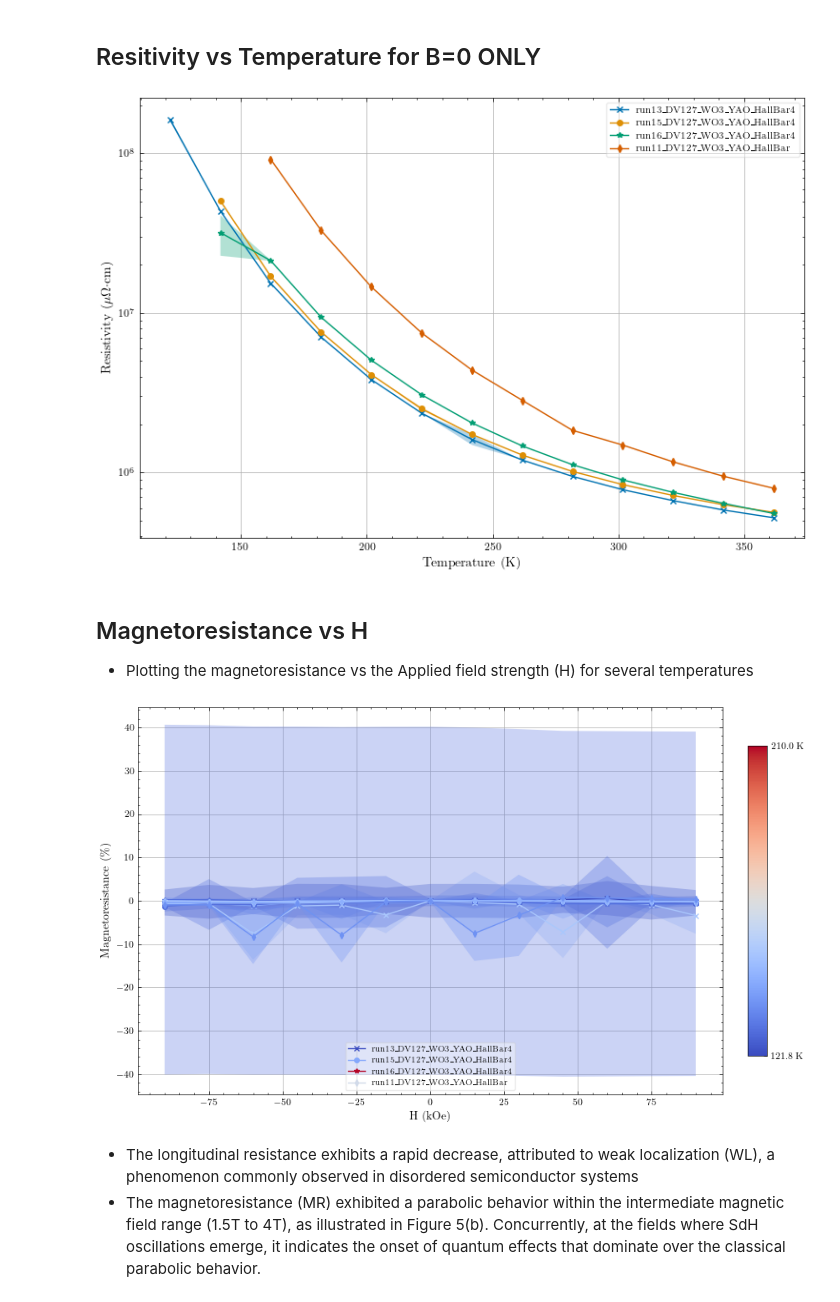
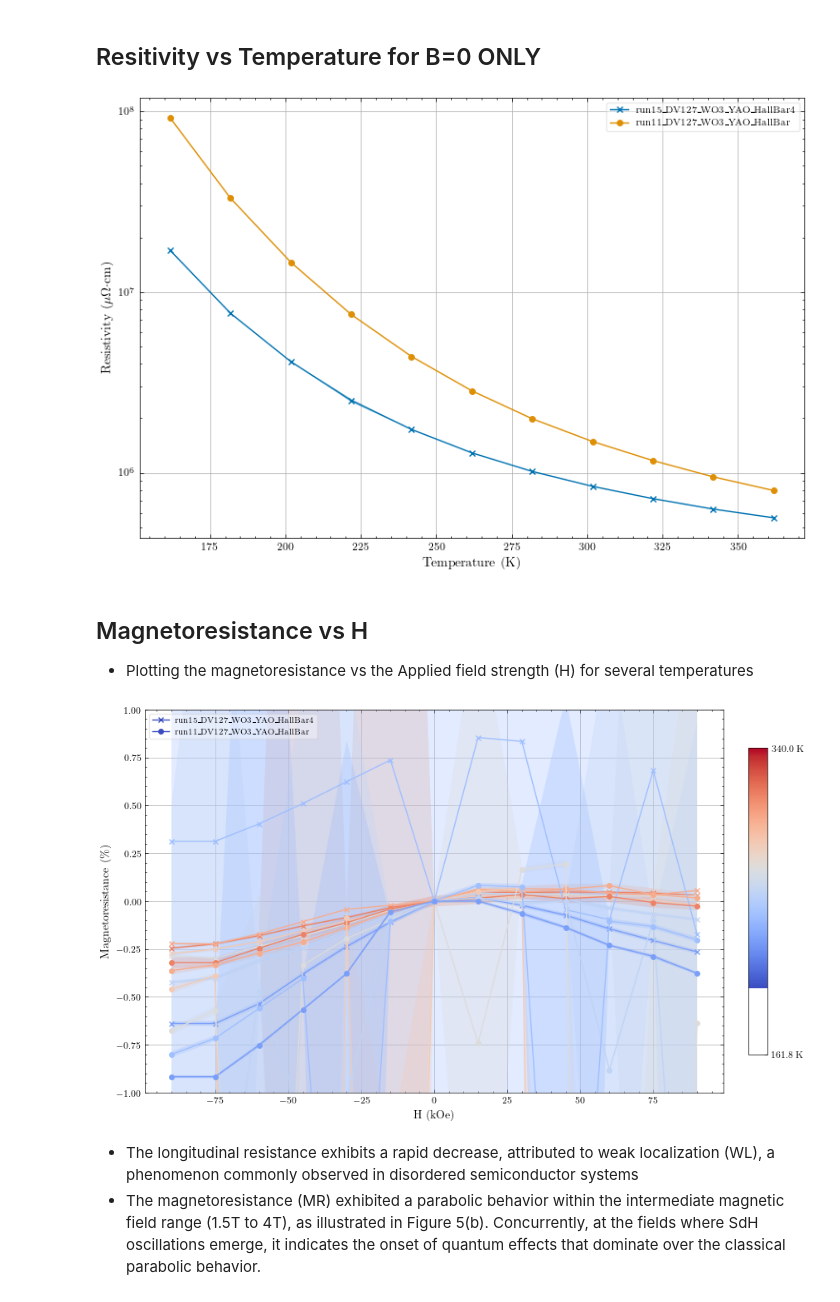
Before and after one commit to hc3413/Electronic_properties_of_thin_films, a Jupyter notebook: Analysis_Fitting.ipynb, the cells around one changed output. Saved outputs shown, nothing was run; the diff lists cells and outputs as text; code cells hidden in the pictures.

```diff
--- a/Analysis_Fitting.ipynb
+++ b/Analysis_Fitting.ipynb
@@ -77,7 +77,7 @@ for count, dat in enumerate(dat_raw_vdp+dat_raw_hb):
 
 # Dennis DV127
 #dat_raw_sel = [dat_raw_hb[1][0], dat_raw_hb[0][1]] # DV127 hallbar
-dat_raw_sel = [dat_raw_hb[1][0], dat_raw_hb[1][2], dat_raw_hb[1][3], dat_raw_hb[0][1]]# DV127 hallbar re-meausred HB4 parallel to grains
+dat_raw_sel = [ dat_raw_hb[1][2], dat_raw_hb[0][1]]#[ dat_raw_hb[1][2], dat_raw_hb[1][3], dat_raw_hb[0][1],  dat_raw_hb[0][2]]# DV127 hallbar re-meausred HB4 parallel to grains
 
 mag_dat = dat_raw_sel
 print('dat_raw_sel:', [f'{count}={d.filename}' for count, d in enumerate(dat_raw_sel)])
@@ -113,7 +113,8 @@ dat, unit_scale = extract_ctf(dat_raw_sel,Reduced_temp = False, Reduced_current=
 
 
 # Update a single data file with reduced temperature or current values
-#dat[0] = extract_ctf([dat_raw_sel[0]], Reduced_temp = [0,-5], Reduced_current=False, single_zero_field = True)[0][0]
+dat[0] = extract_ctf([dat_raw_sel[0]], Reduced_temp = [0,-1], Reduced_current=False, single_zero_field = True)[0][0]
+#dat[1] = extract_ctf([dat_raw_sel[1]], Reduced_temp = [1,0], Reduced_current=False, single_zero_field = True)[0][0]
 #dat[3] = extract_ctf([dat_raw_sel[3]], Reduced_temp = [0,-2], Reduced_current=False, single_zero_field = True)[0][0]
 
 # Generate the colormaps and normalizers for the data
@@ -148,9 +149,9 @@ dat = vdp_resistivity(dat, print_val = False, resistivity_guess = 0)
 dat = vdp_hall(dat)
 
 # Calculate the resistivity using the HallBar method and write to the PPMSData objects in the list "dat" - skips all non HallBar data
-dat = hallbar_resistivity(dat, print_val = False, filt_kern=0, threshold = 1)
+dat = hallbar_resistivity(dat, print_val = False, filt_kern=0, threshold = 1.9)
 # calculate the Hall coefficient and mobility - skips all non HallBar data
-dat = hallbar_hall(dat, threshold = 2)
+dat = hallbar_hall(dat, threshold = 1.8)
 
 # Calculate the magnetoresistance at each temperature and field strength: mag_res(temperature, field, index) where: index 0 = VDP config A, index 1 = VDP config B, index 2 = average of A and B
 dat = magnetoresistance(dat)
@@ -164,7 +165,9 @@ ax = fig.add_subplot(111)  # Create a single subplot
 # Loop over the data sets
 for j, d in enumerate(dat):
     # Use the middle B field index
-    for Bi in [int(d.ctf[5]/2)]:
+    B_mid = int(d.ctf[5]/2)
+
+    for Bi in [B_mid]:
         x = d.res_data[:, Bi, 0]
         y = d.res_data[:, Bi, 4] * unit_scale
         y_err = d.res_data[:, Bi, 5] * unit_scale
@@ -207,7 +210,7 @@ notes = sample_tag_gen(dat) + [''] # notes for the powerpoint in text box starti
 # Append the figure, title and notes to the list for exporting later
 fig_list.append((fig, plot_filename, plot_title, notes))
 # %% [output]
-[figure, old version]
+[figure, new version]
 # %% [markdown]
 ## Magnetoresistance vs H
 - Plotting the magnetoresistance vs the Applied field strength (H) for several temperatures
@@ -220,14 +223,16 @@ gs = gridspec.GridSpec(1, 2, width_ratios=[fig_size[0], fig_size[0]/9], wspace=0
 # Create the main plot
 ax = fig.add_subplot(gs[0])
 
-temp_limit = 210
+
+temp_limit = 340
+temp_min = 200
 # Normalize the temperature and field values
-norm_temp_mag = Normalize(vmin=min_temp, vmax=temp_limit)
+norm_temp_mag = Normalize(vmin=temp_min, vmax=temp_limit)
 
 for j, d in enumerate(mag_dat):
     # Loop over the temperatures
     for Ti, T in enumerate(d.ctf[1]):
-        if T < temp_limit:
+        if T < temp_limit and T > temp_min:
             # X and Y data
             x = d.tf_av[Ti, :, 1] * 10            # Field in kOe
             y = d.mag_res[Ti, :, 2]              # MR average
@@ -242,35 +247,35 @@ for j, d in enumerate(mag_dat):
                 ax.fill_between(x, y - y_err, y + y_err, color=color_main, alpha=0.3, edgecolor='none')
             else:
                 # Standard error bars
                 ax.errorbar(x, y, yerr=y_err, marker=mark_p[j], color=color_main)
 
     # Add a dummy plot for the legend entry (same color as the last temperature used)
     ax.plot([], [], marker=mark_p[j], color=cmap_temp(norm_temp_mag(T)), label=f'{d.plot_str}')
 
 ax.set_xlabel('H (kOe)')
 ax.set_ylabel(r'Magnetoresistance (\%)')
 #ax.set_title('Magnetoresistance vs Field')
 ax.legend()
 
 # Add and adjust the colorbar
 sm = ScalarMappable(cmap=cmap_temp, norm=norm_temp_mag)
 add_colorbar(fig, gs[1], sm, min_temp, temp_limit, fig_size, field=False)
 
 
-#ax.set_ylim(-1,1)
+ax.set_ylim(-1,1)
 
 plt.show()
 
 
 # Export Metadata
 plot_filename = f'{dat[0].sample_code}_{powerpoint_string}_magnetoresistance_vs_field' # name for exported figure
 plot_title = 'Magnetoresistance vs Field Strength' # title for powerpoint
 notes = sample_tag_gen(dat) + [''] # notes for the powerpoint in text box starting with sample tag
 
 # Append the figure, title and notes to the list for exporting later
 fig_list.append((fig, plot_filename, plot_title, notes))
 # %% [output]
-[figure, old version]
+[figure, new version]
 # %% [markdown]
 - The longitudinal resistance exhibits a rapid decrease, attributed to weak localization (WL), a phenomenon commonly observed in  disordered semiconductor systems
 - The magnetoresistance (MR) exhibited a parabolic behavior within the intermediate magnetic field range (1.5T to 4T), as illustrated in Figure 5(b). Concurrently, at the fields where SdH oscillations emerge, it indicates the onset of quantum effects that dominate over the classical parabolic behavior.
```
Also changed, not shown: parts of 15 cells of this notebook, 4 other files.
